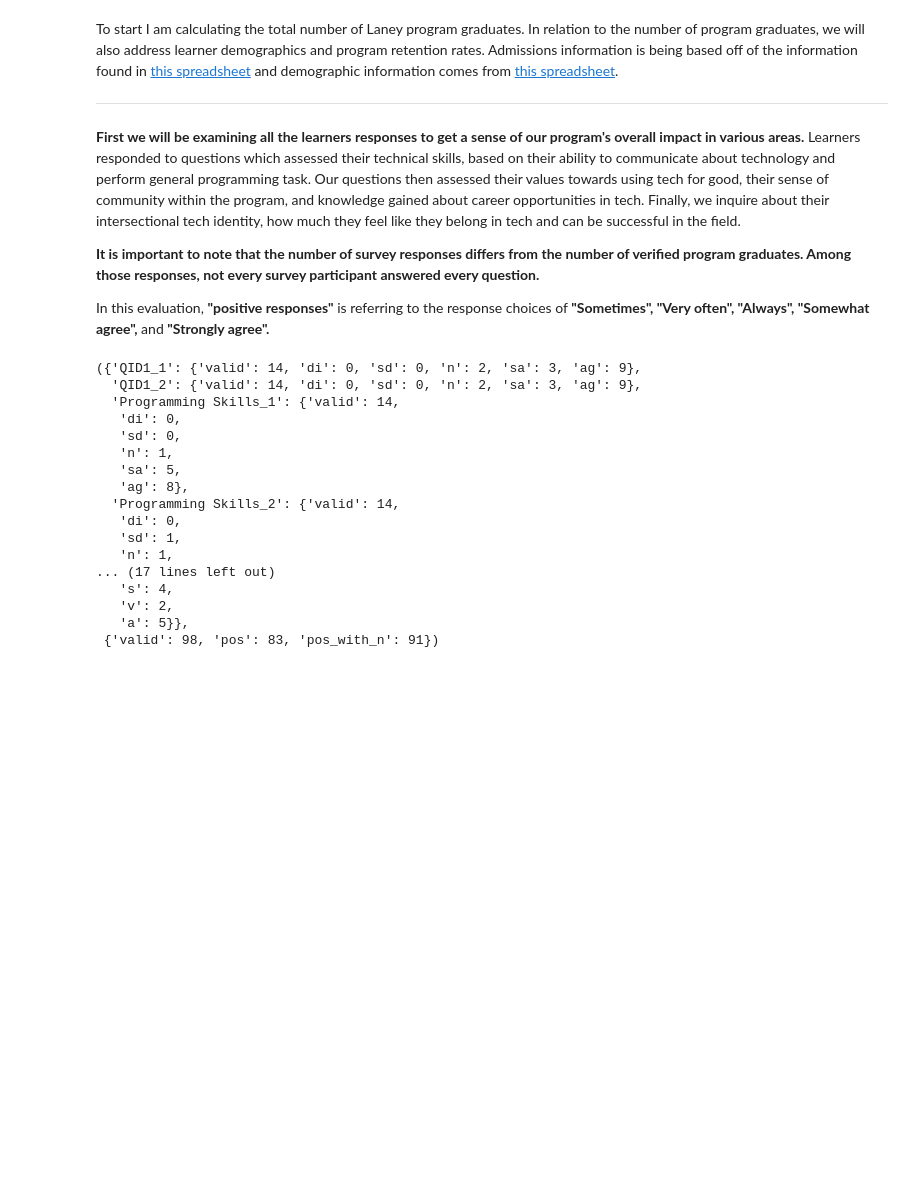
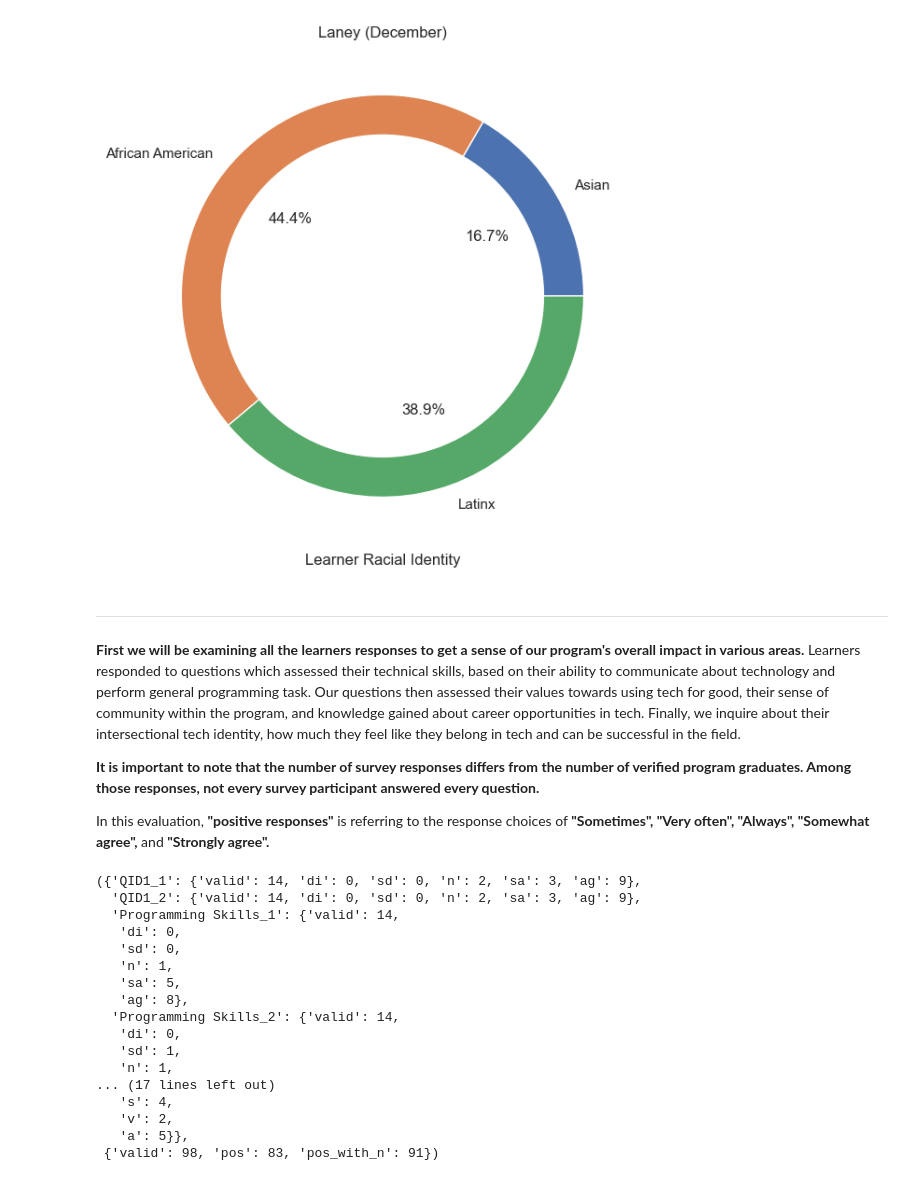
Before and after one commit to HtH-HacktheHood/2022-Data-Evaluations, a Jupyter notebook: drive_22/fall/laney_fall_22.ipynb, the cells around one changed output. Cells and saved outputs as stored; diff of their text form; code cells hidden in the pictures; blank space fills up the shorter version.

```diff
--- a/drive_22/fall/laney_fall_22.ipynb
+++ b/drive_22/fall/laney_fall_22.ipynb
@@ -117,6 +147,34 @@ def total_multi(obj):
+# %%
+asian = 3
+afro = 8
+latinx = 7
+
+# create data
+
+labels = ["Asian", "African American", "Latinx"]
+
+total = asian + afro + latinx
+
+per = (asian/total) * 100
+per3 = (latinx/total) * 100
+per2 = (afro/total) * 100
+
+size_of_groups = [per, per2, per3]
+# Create a pieplot
+plt.pie(size_of_groups, labels = labels, autopct='%1.1f%%', shadow=False)
+
+# add a circle at the center to transform it in a donut chart
+my_circle=plt.Circle( (0,0), 0.8, color='white')
+p=plt.gcf()
+p.gca().add_artist(my_circle)
+
+plt.xlabel("Learner Racial Identity")
+plt.title("Laney (December)")
+# plt.savefig('images/laney_race_donut.png')
+plt.show()
+# %% [output]
+[figure, added]
 # %% [markdown]
-To start I am calculating the total number of Laney program graduates. In relation to the number of program graduates, we will also address learner demographics and program retention rates. Admissions information is being based off of the information found in [this spreadsheet](https://docs.google.com/spreadsheets/d/1uUlbF7_7PhXRIEFY5fRmXEGdRyiXGJmF-FTBfR1UhH0/edit?usp=sharing) and demographic information comes from [this spreadsheet](https://docs.google.com/spreadsheets/d/1atztYmxm239wJqQiIN7XOCVAo1YHFHBCpSZjLXRVLWc/edit?usp=sharing).
-
 <hr style="border:2px solid black">
 
 <b>First we will be examining all the learners responses to get a sense of our program's overall impact in various areas.</b> Learners responded to questions which assessed their technical skills, based on their ability to communicate about technology and perform general programming task. Our questions then assessed their values towards using tech for good, their sense of community within the program, and knowledge gained about career opportunities in tech. Finally, we inquire about their intersectional tech identity, how much they feel like they belong in tech and can be successful in the field.
```
Also changed, not shown: parts of 2 cells of this notebook, 1 other file.
